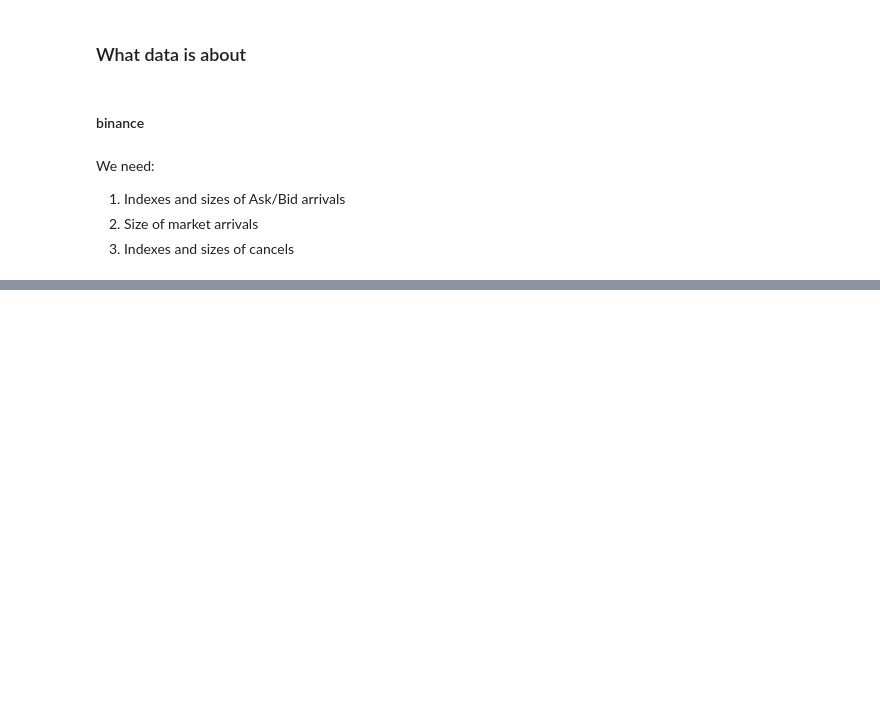
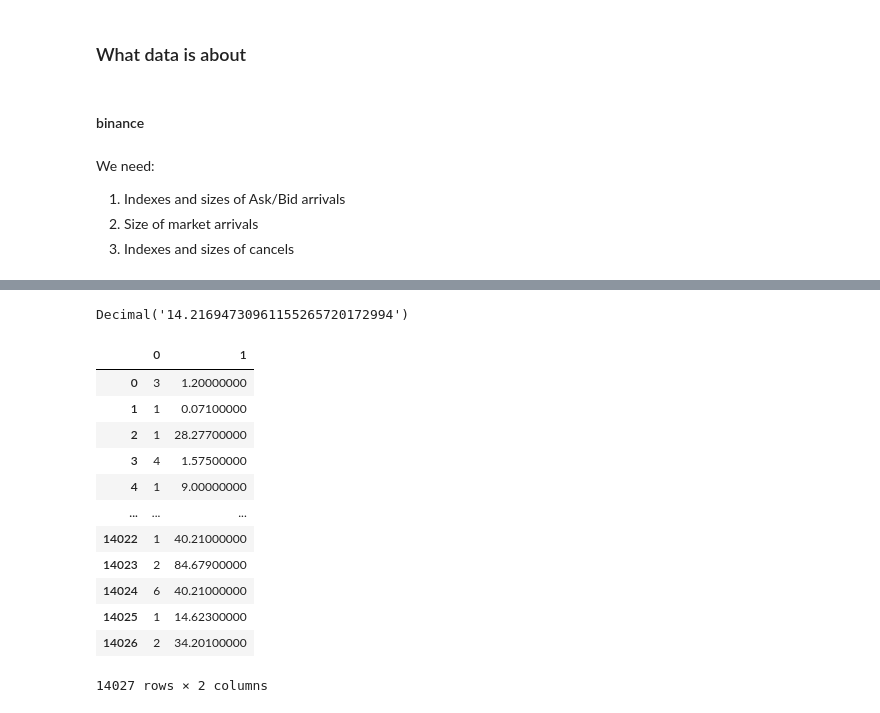
Before and after one commit to danyanyam/THESIS, a Jupyter notebook: notebooks/parsing-data-new.ipynb, the cells around one changed output, grey strips where cells are left out. Drawn from its saved outputs; the diff is of its cells as text; code cells hidden in the pictures; blank space fills up the shorter version.

```diff
--- a/notebooks/parsing-data-new.ipynb
+++ b/notebooks/parsing-data-new.ipynb
@@ -360,0 +125,14 @@ p.name + '_trades'
+# %%
+%load_ext autoreload
+%autoreload 2
+
+from collections import Counter
+from decimal import Decimal
+from src.parsers.unified import Other
+from src.estimators.base import BaseEstimator, Decoder
+
+
+e = BaseEstimator(tick_size=Decimal('0.1'))
+
+e.estimate(selected)
+e.get_parameters()
@@ -360,0 +269,20 @@ p.name + '_trades'
+# %%
+np.mean(avgs)
+# %% [output]
+Decimal('14.21694730961155265720172994')
+# %%
+pd.DataFrame(e.cancels.buy)
+# %% [output]
+|  | 0 | 1 |
+| 0 | 3 | 1.20000000 |
+| 1 | 1 | 0.07100000 |
+| 2 | 1 | 28.27700000 |
+| 3 | 4 | 1.57500000 |
+| 4 | 1 | 9.00000000 |
+| ... | ... | ... |
+| 14022 | 1 | 40.21000000 |
+| 14023 | 2 | 84.67900000 |
+| 14024 | 6 | 40.21000000 |
+| 14025 | 1 | 14.62300000 |
+| 14026 | 2 | 34.20100000 |
+14027 rows × 2 columns
```
Also changed, not shown: parts of 50 cells of this notebook, 4 other files.
